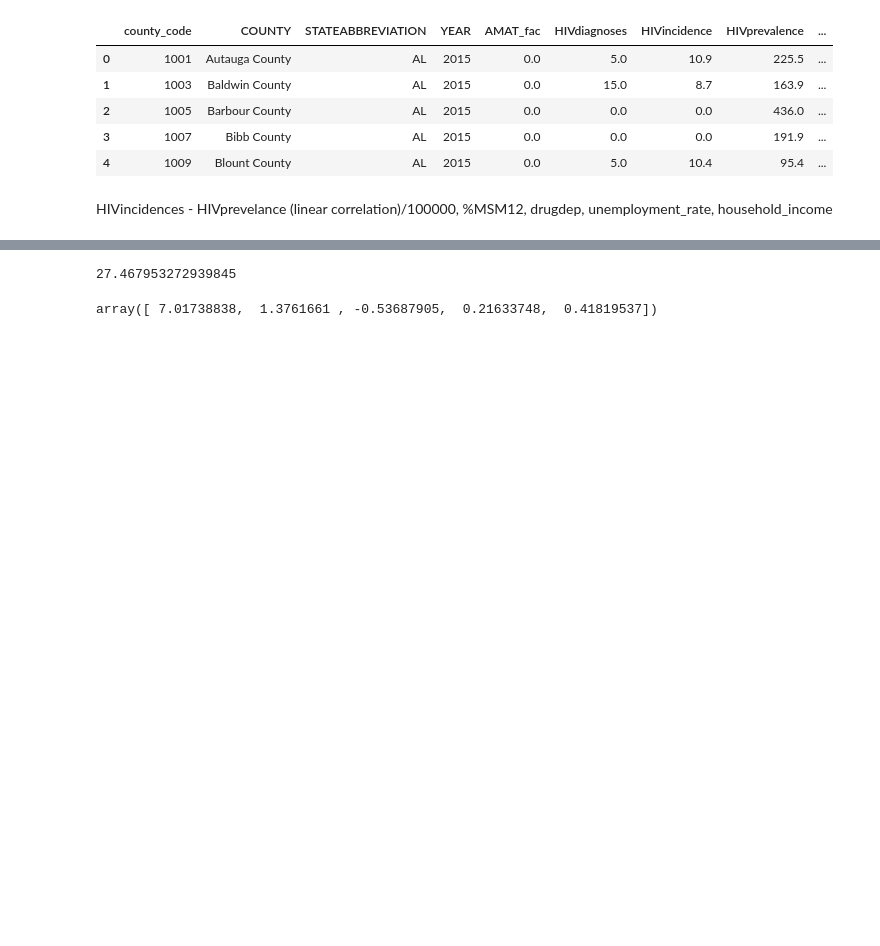
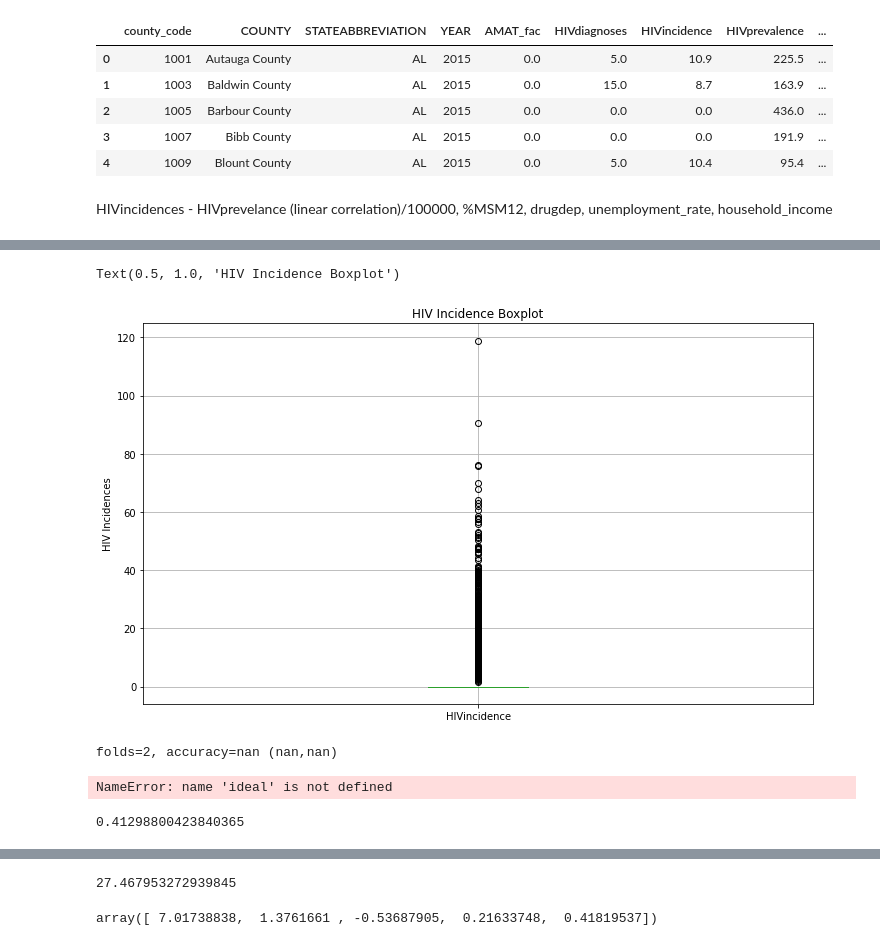
Before and after one commit to Cynz300/forecasting-hiv-incidences-private, a Jupyter notebook: notebooks/ilya_nb.ipynb, the cells around one changed output, grey strips where cells are left out. Cells and saved outputs as stored; diff of their text form; code cells hidden in the pictures; blank space fills up the shorter version.

```diff
--- a/notebooks/ilya_nb.ipynb
+++ b/notebooks/ilya_nb.ipynb
@@ -61,5 +62,8 @@ df_main.iloc[:5,:16]
 # %% [markdown]
 HIVincidences - HIVprevelance (linear correlation)/100000, %MSM12, drugdep, unemployment_rate, household_income
 # %%
-simple_df = df_main[['HIVincidence', 'HIVprevalence', '%msm12month', 'drugdep', 'unemployment_rate', 'household_income']]
+simple_df = df_main[['HIVincidence', 'HIVprevalence', '%msm12month', 'bup_phys', 'drugdeaths', 'household_income']]
+
+drop_idx = simple_df[simple_df['HIVincidence'] > 400].index
+simple_df = simple_df.drop(index = drop_idx)
 # simple_df.to_csv('../data/eda_init.csv')
@@ -70,0 +113,8 @@ simple_df[simple_df['drugdep'].isna()]
+# %%
+simple_df.boxplot(column = 'HIVincidence')
+plt.ylabel('HIV Incidences')
+plt.title('HIV Incidence Boxplot')
+# plt.savefig('../images/hiv_incidence_boxplot.png')
+# %% [output]
+Text(0.5, 1.0, 'HIV Incidence Boxplot')
+[figure, added]
@@ -71 +131,23 @@ simple_df[simple_df['drugdep'].isna()]
+# %%
+# define folds to test
+folds = range(2,31)
+
+# record mean and min/max of each set of results
+means, mins, maxs = list(),list(),list()
+# evaluate each k value
+for k in folds:
+# define the test condition
+    cv = KFold(n_splits=k, shuffle=True, random_state=1)
+    # evaluate k value
+    k_mean, k_min, k_max = evaluate_model(cv,data,target)
+    # report performance
+    print('folds=%d, accuracy=%.3f (%.3f,%.3f)' % (k, k_mean, k_min, k_max))
+    # store mean accuracymeans.append(k_mean)
+    # store min and max relative to the mean
+    mins.append(k_mean - k_min)
+    maxs.append(k_max - k_mean)
+    plt.plot(folds, [ideal for _ in range(len(folds))], color='r')
+# %% [output]
+folds=2, accuracy=nan (nan,nan)
+NameError: name 'ideal' is not defined
 # %%
@@ -79,6 +161,7 @@ import scipy.stats as scs
 import sklearn.metrics as metrics
 
 data = simple_df.drop(columns ='HIVincidence')
+# data = simple_df[simple_df.columns[1:]]
 target = simple_df['HIVincidence']
 
 X_train, X_test, Y_train, Y_test = train_test_split(data, target, test_size = 0.25)
@@ -110,3 +193,11 @@ for train, test in kf.split(X_train):
 
     y_hat = lin_reg.predict(x_test)
     mean_squared.append(metrics.mean_squared_error(y_test, y_hat))
+
+X_test = X_scaler.transform(X_test)
+# new_hat = lin_reg.predict(X_test)
+new_hat = lin_reg.score(X_test, Y_test)
+# new_hat, np.array(Y_test)
+new_hat
+# %% [output]
+0.41298800423840365
```
Also changed, not shown: parts of 11 cells of this notebook, 2 other files.
